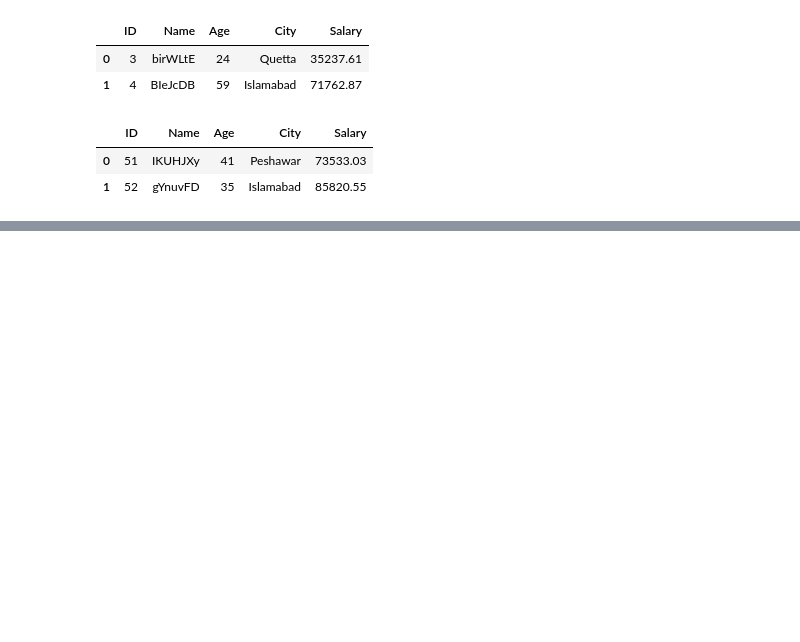
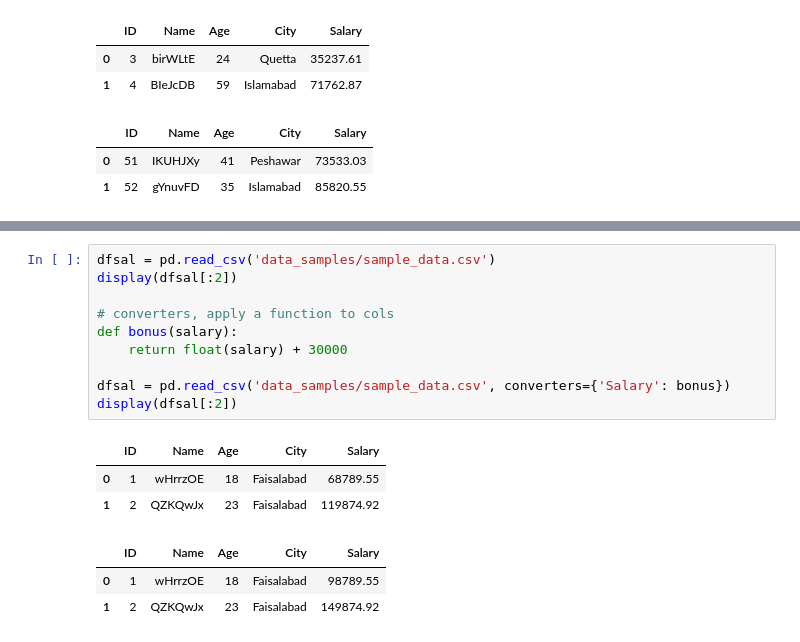
Before and after one commit to sehrishnoreen31/machine-learning, a Jupyter notebook: 02_working_with_csv.ipynb, the cells around one changed output, grey strips where cells are left out. Saved outputs shown, nothing was run; the diff lists cells and outputs as text; blank space fills up the shorter version.

```diff
--- a/02_working_with_csv.ipynb
+++ b/02_working_with_csv.ipynb
@@ -97,0 +183,17 @@ display(dfk[:2])
+# %%
+dfsal = pd.read_csv('data_samples/sample_data.csv')
+display(dfsal[:2])
+
+# converters, apply a function to cols
+def bonus(salary):
+    return float(salary) + 30000
+
+dfsal = pd.read_csv('data_samples/sample_data.csv', converters={'Salary': bonus})
+display(dfsal[:2])
+# %% [output]
+|  | ID | Name | Age | City | Salary |
+| 0 | 1 | wHrrzOE | 18 | Faisalabad | 68789.55 |
+| 1 | 2 | QZKQwJx | 23 | Faisalabad | 119874.92 |
+|  | ID | Name | Age | City | Salary |
+| 0 | 1 | wHrrzOE | 18 | Faisalabad | 98789.55 |
+| 1 | 2 | QZKQwJx | 23 | Faisalabad | 149874.92 |
```
Also changed, not shown: parts of 6 cells of this notebook, 3 other files.
